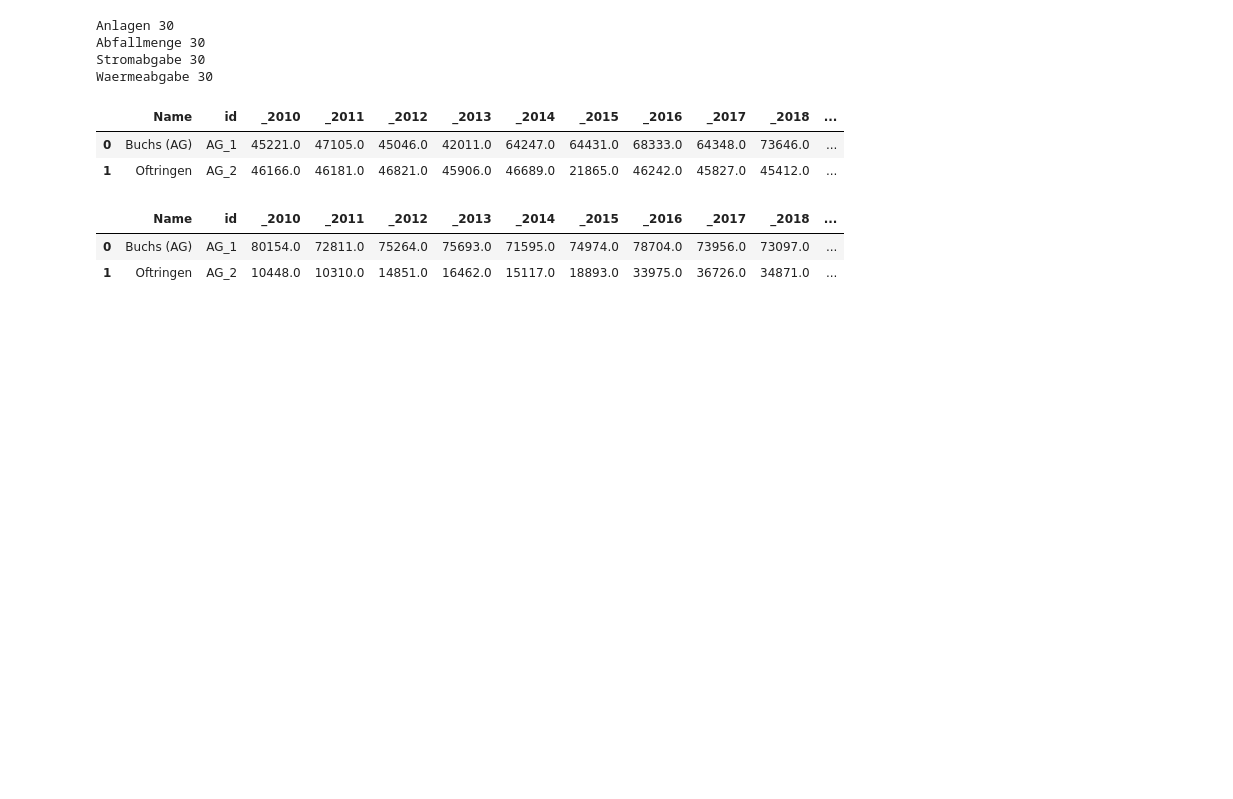
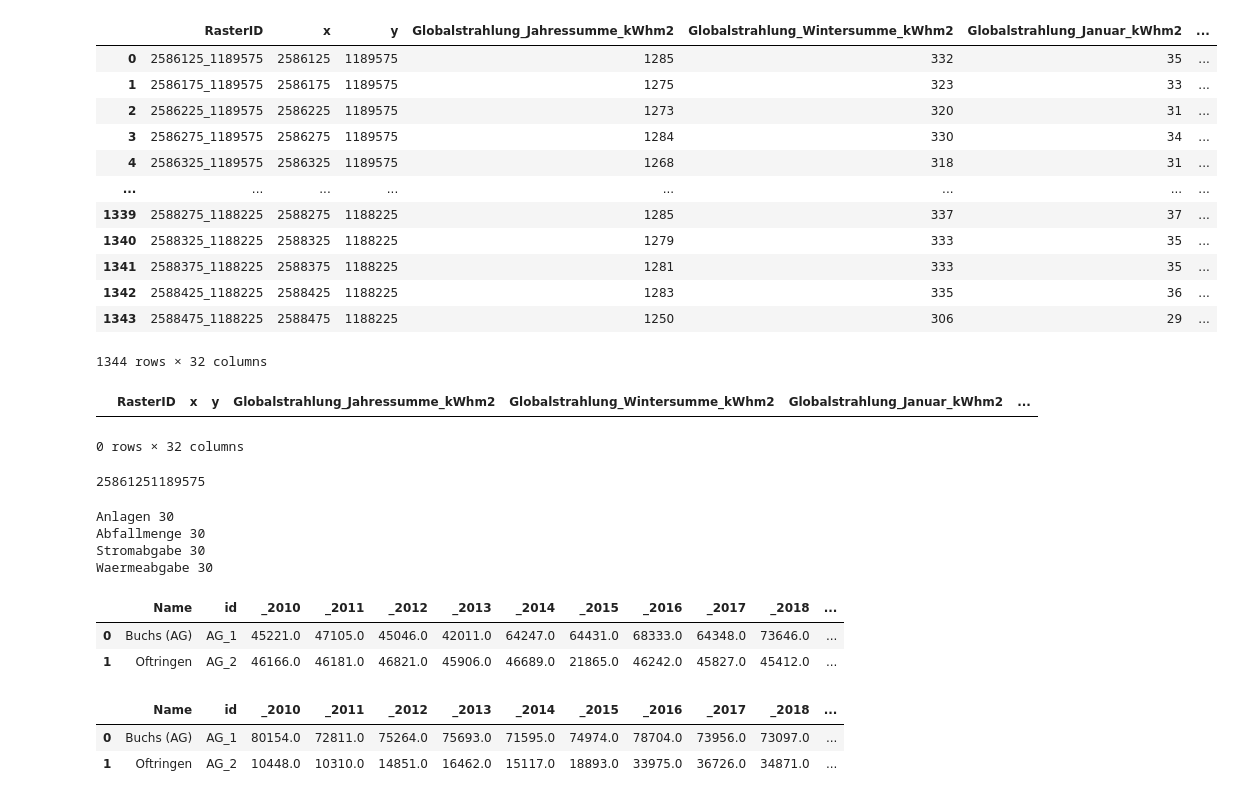
Before and after one commit to nrohrbach/Strahlung_Barchart, a Jupyter notebook: Strahlung_Barchart.ipynb, the cells around one changed output. Drawn from its saved outputs; the diff is of its cells as text; code cells hidden in the pictures; blank space fills up the shorter version.

```diff
--- a/Strahlung_Barchart.ipynb
+++ b/Strahlung_Barchart.ipynb
@@ -9,3 +9,30 @@ import geopandas as gpd
+# %%
+Neigung0 = gpd.read_file('Einstrahlung_Neigung_0.gpkg')
+# %%
+Neigung0
+# %% [output]
+|  | RasterID | x | y | Globalstrahlung_Jahressumme_kWhm2 | Globalstrahlung_Wintersumme_kWhm2 | Globalstrahlung_Januar_kWhm2 | ... |
+| 0 | 2586125_1189575 | 2586125 | 1189575 | 1285 | 332 | 35 | ... |
+| 1 | 2586175_1189575 | 2586175 | 1189575 | 1275 | 323 | 33 | ... |
+| 2 | 2586225_1189575 | 2586225 | 1189575 | 1273 | 320 | 31 | ... |
+| 3 | 2586275_1189575 | 2586275 | 1189575 | 1284 | 330 | 34 | ... |
+| 4 | 2586325_1189575 | 2586325 | 1189575 | 1268 | 318 | 31 | ... |
+| ... | ... | ... | ... | ... | ... | ... | ... |
+| 1339 | 2588275_1188225 | 2588275 | 1188225 | 1285 | 337 | 37 | ... |
+| 1340 | 2588325_1188225 | 2588325 | 1188225 | 1279 | 333 | 35 | ... |
+| 1341 | 2588375_1188225 | 2588375 | 1188225 | 1281 | 333 | 35 | ... |
+| 1342 | 2588425_1188225 | 2588425 | 1188225 | 1283 | 335 | 36 | ... |
+| 1343 | 2588475_1188225 | 2588475 | 1188225 | 1250 | 306 | 29 | ... |
+1344 rows × 32 columns
+# %%
+Neigung0.query("RasterID == '2586125_1189575'")
+# %% [output]
+|  | RasterID | x | y | Globalstrahlung_Jahressumme_kWhm2 | Globalstrahlung_Wintersumme_kWhm2 | Globalstrahlung_Januar_kWhm2 | ... |
+0 rows × 32 columns
+# %%
+Test
+# %% [output]
+25861251189575
 # %%
 for layername in fiona.listlayers('KVA.gdb'):
     with fiona.open('KVA.gdb', layer=layername) as src:
```
Also changed, not shown: parts of 2 cells of this notebook.
